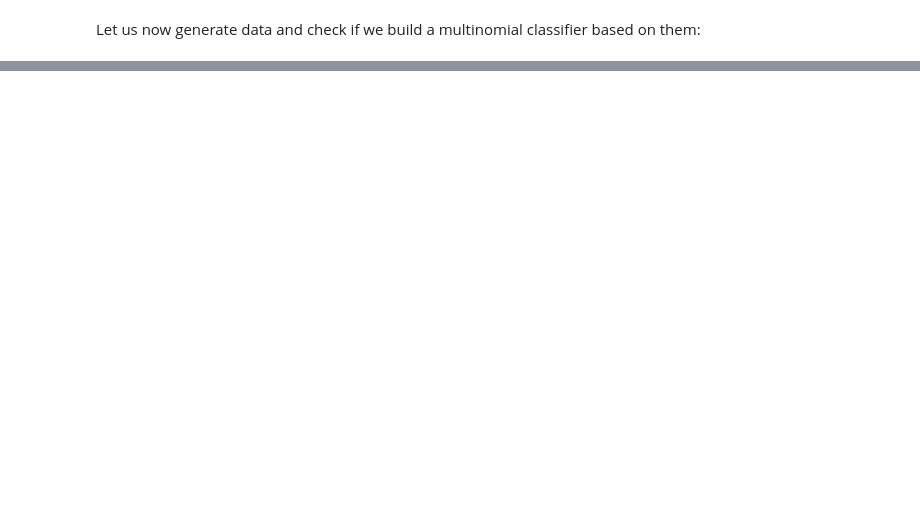
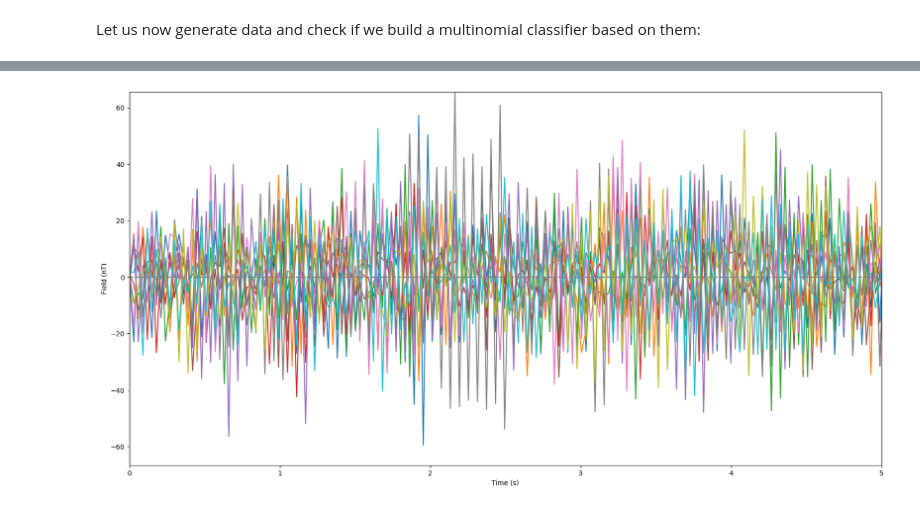
Before and after one commit to adkipnis/compositional-inference-experiment, a Jupyter notebook: simulation-test/spell-decoder.ipynb, the cells around one changed output, grey strips where cells are left out. Saved outputs shown, nothing was run; the diff lists cells and outputs as text; code cells hidden in the pictures; blank space fills up the shorter version.

```diff
--- a/simulation-test/spell-decoder.ipynb
+++ b/simulation-test/spell-decoder.ipynb
@@ -158,0 +103,18 @@ Training on time point 100 of 100
+# %%
+# plot multiple trials of the same channel
+def plotChannel(x: np.ndarray, channel: int) -> None:
+    x = np.array(x)
+    plt.figure(figsize=(20,10))
+    t = np.linspace(0, 15, nSamples)
+    n = x.shape[0]
+    for trial in range(n):
+        plt.plot(t, x[trial, channel, :])
+    plt.xlabel("Time (s)")
+    plt.ylabel("Field (nT)")
+    plt.xlim([0, nSeconds])
+    plt.ylim([np.min(x[:,channel,:]), np.max(x[:,channel,:])])
+    plt.plot(t, np.ones(nSamples) * [0], color='grey', linestyle='--')
+
+plotChannel(X_1, 1)
+# %% [output]
+[figure, added]
```
Also changed, not shown: parts of 8 cells of this notebook.
